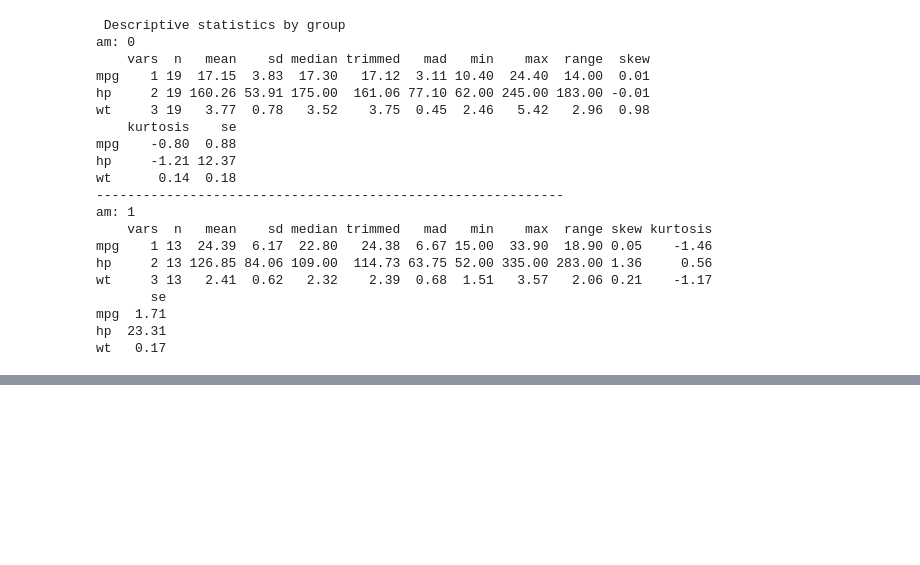
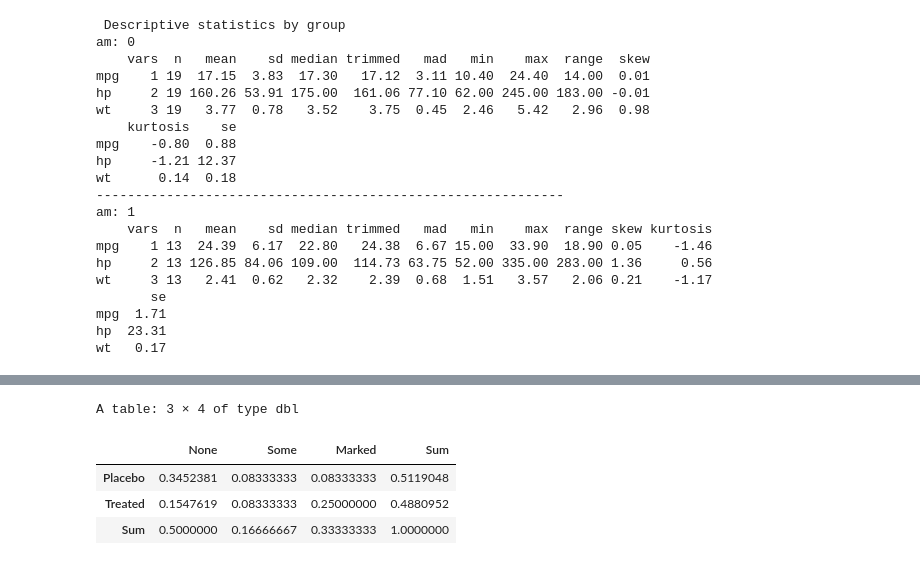
Before and after one commit to ruishuQU/R-IN-ACTION, a Jupyter notebook: code/ch07 基本统计分析.ipynb, the cells around one changed output, grey strips where cells are left out. Cells and saved outputs as stored; diff of their text form; code cells hidden in the pictures; blank space fills up the shorter version.

```diff
--- a/code/ch07 基本统计分析.ipynb
+++ b/code/ch07 基本统计分析.ipynb
@@ -203,0 +319,8 @@ wt   0.17
+# %%
+addmargins(prop.table(mytable))
+# %% [output]
+A table: 3 × 4 of type dbl
+|  | None | Some | Marked | Sum |
+| Placebo | 0.3452381 | 0.08333333 | 0.08333333 | 0.5119048 |
+| Treated | 0.1547619 | 0.08333333 | 0.25000000 | 0.4880952 |
+| Sum | 0.5000000 | 0.16666667 | 0.33333333 | 1.0000000 |
```
Also changed, not shown: parts of 36 cells of this notebook.
